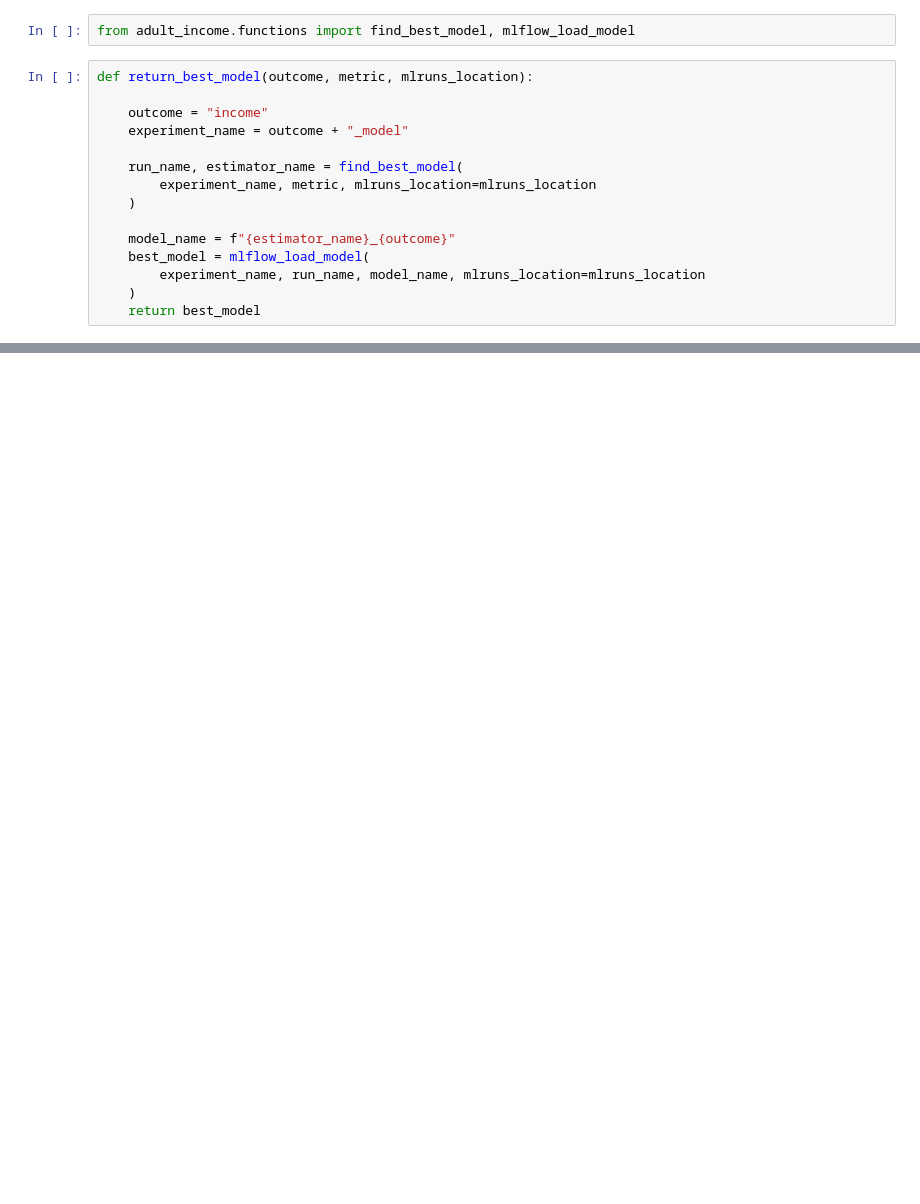
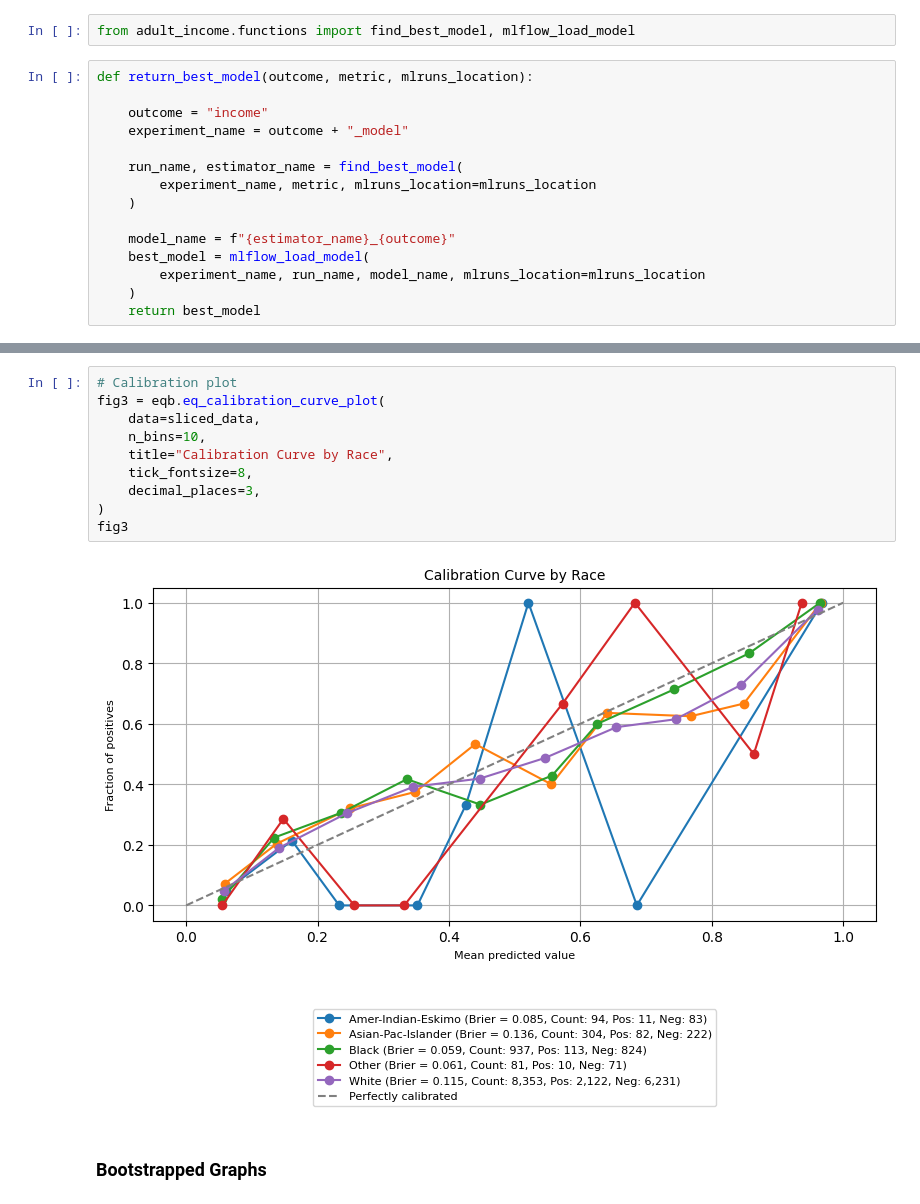
Before and after one commit to lshpaner/adult_income_test, a Jupyter notebook: notebooks/equiboots_demo.ipynb, the cells around one changed output, grey strips where cells are left out. Saved outputs shown, nothing was run; the diff lists cells and outputs as text; blank space fills up the shorter version.

```diff
--- a/notebooks/equiboots_demo.ipynb
+++ b/notebooks/equiboots_demo.ipynb
@@ -83,0 +95,14 @@ sliced_data = eq.slicer("race")
+# %%
+# Calibration plot
+fig3 = eqb.eq_calibration_curve_plot(
+    data=sliced_data,
+    n_bins=10,
+    title="Calibration Curve by Race",
+    tick_fontsize=8,
+    decimal_places=3,
+)
+fig3
+# %% [output]
+[figure, added]
+# %% [markdown]
+### Bootstrapped Graphs
```
Also changed, not shown: parts of 15 cells of this notebook, 1 other file.
